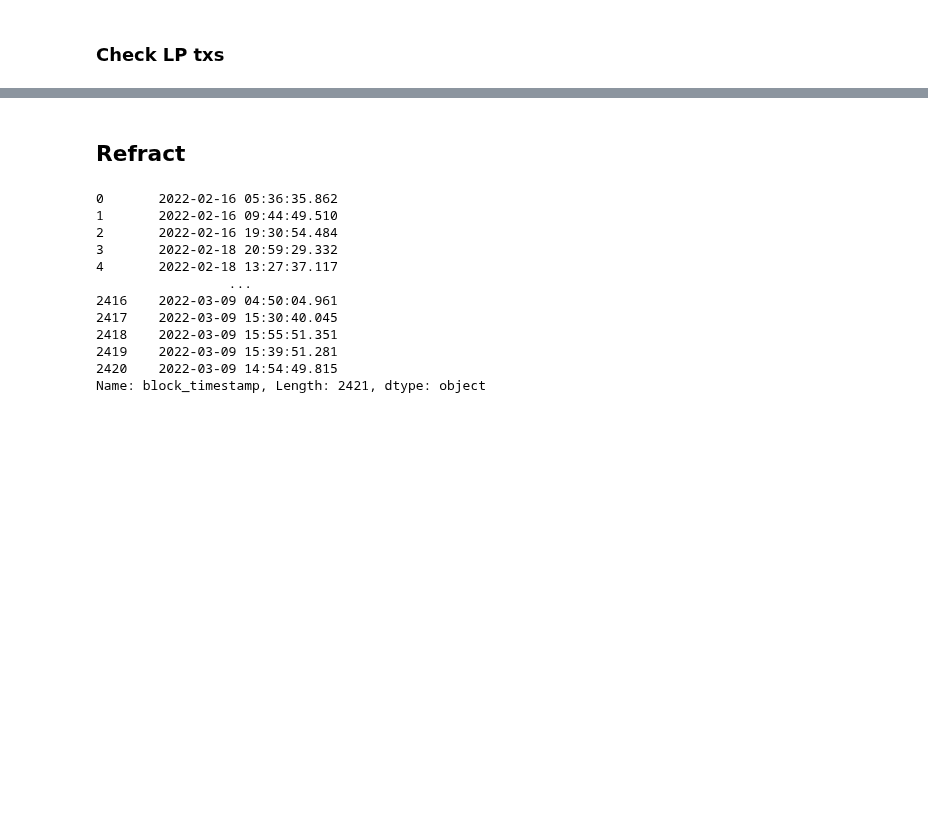
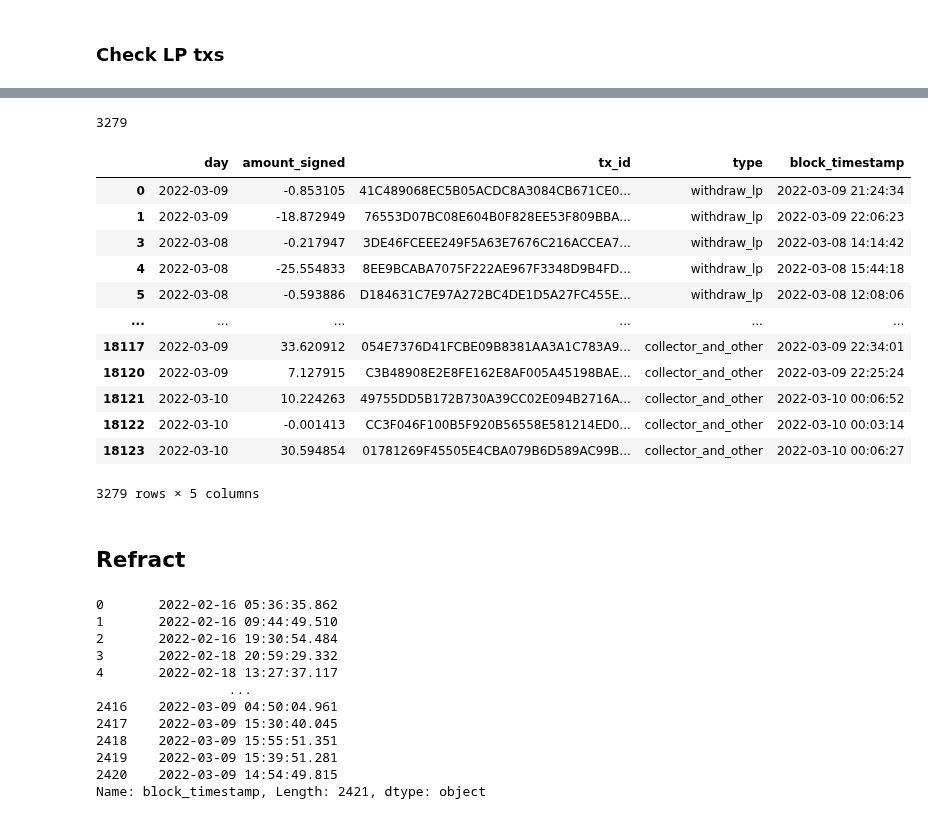
Before and after one commit to IncioMan/prism_forge, a Jupyter notebook: notebook/Prism Farm - Analytics.ipynb, the cells around one changed output, grey strips where cells are left out. Drawn from its saved outputs; the diff is of its cells as text; code cells hidden in the pictures; blank space fills up the shorter version.

```diff
--- a/notebook/Prism Farm - Analytics.ipynb
+++ b/notebook/Prism Farm - Analytics.ipynb
@@ -6,3 +6,6 @@ warnings.filterwarnings("ignore")
 alt.renderers.set_embed_options(theme='light')
 pd.set_option("display.max_colwidth", 400)
 pd.set_option("display.max_rows", 400)
+# %%
+url = f"https://api.extraterrestrial.money/v1/txs/by_account?account={contract}&order=desc&offset=0&limit=10"
+txs = requests.get(url).json()
@@ -368,3 +406,23 @@ B04BCBB2512850B6D576DC55D4947FA8F78E8A318F3F109B636CA6A417E07944
+# %%
+len(set(dp.all_lps.tx_id.values).difference(set(txs.hash.values)))
+# %% [output]
+3279
+# %%
+dp.all_lps[dp.all_lps.tx_id.isin(set(dp.all_lps.tx_id.values).difference(set(txs.hash.values)))]
+# %% [output]
+|  | day | amount_signed | tx_id | type | block_timestamp |
+| 0 | 2022-03-09 | -0.853105 | 41C489068EC5B05ACDC8A3084CB671CE0... | withdraw_lp | 2022-03-09 21:24:34 |
+| 1 | 2022-03-09 | -18.872949 | 76553D07BC08E604B0F828EE53F809BBA... | withdraw_lp | 2022-03-09 22:06:23 |
+| 3 | 2022-03-08 | -0.217947 | 3DE46FCEEE249F5A63E7676C216ACCEA7... | withdraw_lp | 2022-03-08 14:14:42 |
+| 4 | 2022-03-08 | -25.554833 | 8EE9BCABA7075F222AE967F3348D9B4FD... | withdraw_lp | 2022-03-08 15:44:18 |
+| 5 | 2022-03-08 | -0.593886 | D184631C7E97A272BC4DE1D5A27FC455E... | withdraw_lp | 2022-03-08 12:08:06 |
+| ... | ... | ... | ... | ... | ... |
+| 18117 | 2022-03-09 | 33.620912 | 054E7376D41FCBE09B8381AA3A1C783A9... | collector_and_other | 2022-03-09 22:34:01 |
+| 18120 | 2022-03-09 | 7.127915 | C3B48908E2E8FE162E8AF005A45198BAE... | collector_and_other | 2022-03-09 22:25:24 |
+| 18121 | 2022-03-10 | 10.224263 | 49755DD5B172B730A39CC02E094B2716A... | collector_and_other | 2022-03-10 00:06:52 |
+| 18122 | 2022-03-10 | -0.001413 | CC3F046F100B5F920B56558E581214ED0... | collector_and_other | 2022-03-10 00:03:14 |
+| 18123 | 2022-03-10 | 30.594854 | 01781269F45505E4CBA079B6D589AC99B... | collector_and_other | 2022-03-10 00:06:27 |
+3279 rows × 5 columns
 # %% [markdown]
 ## Refract
 # %%
```
Also changed, not shown: parts of 9 cells of this notebook, 4 other files.
